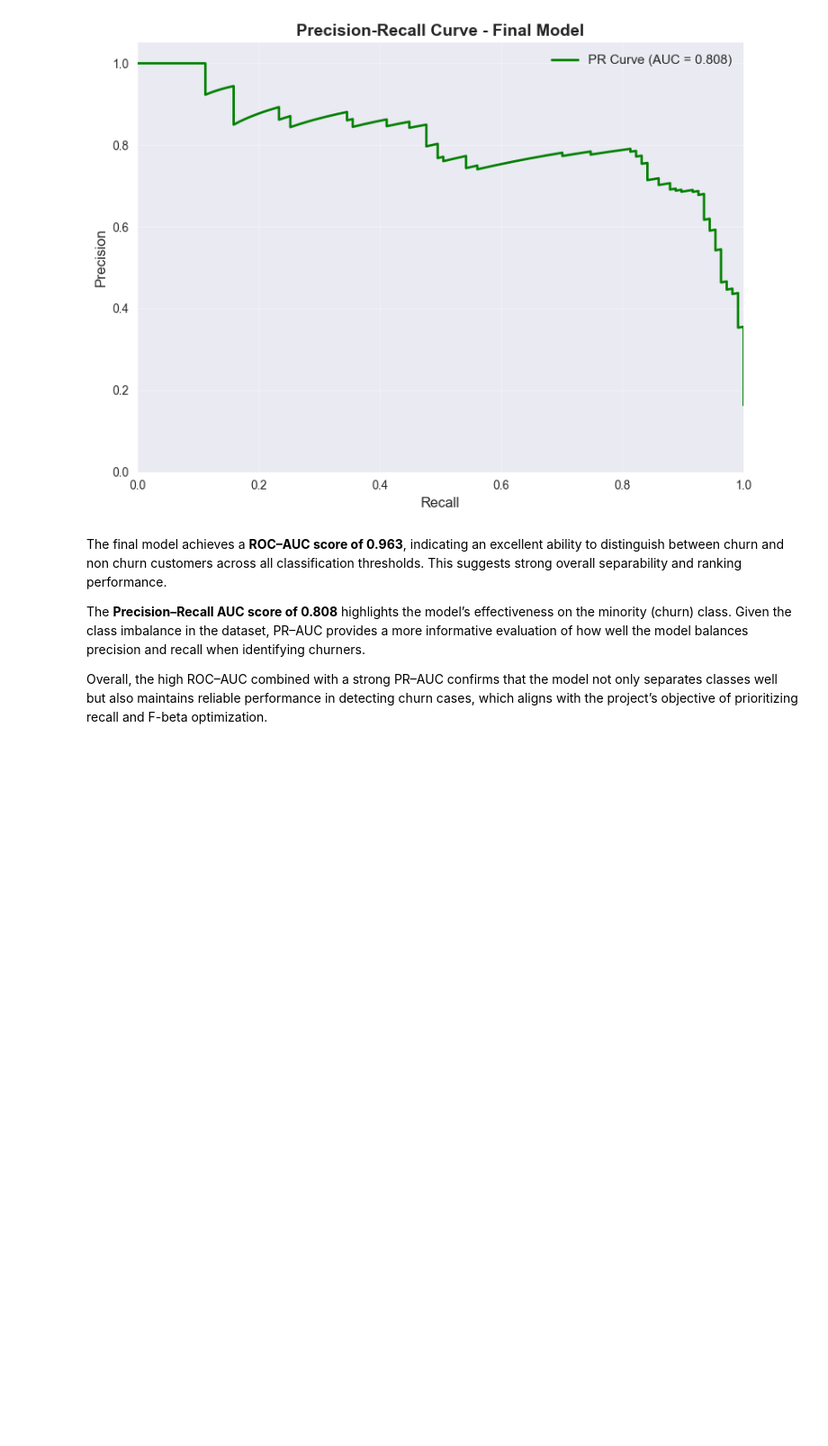
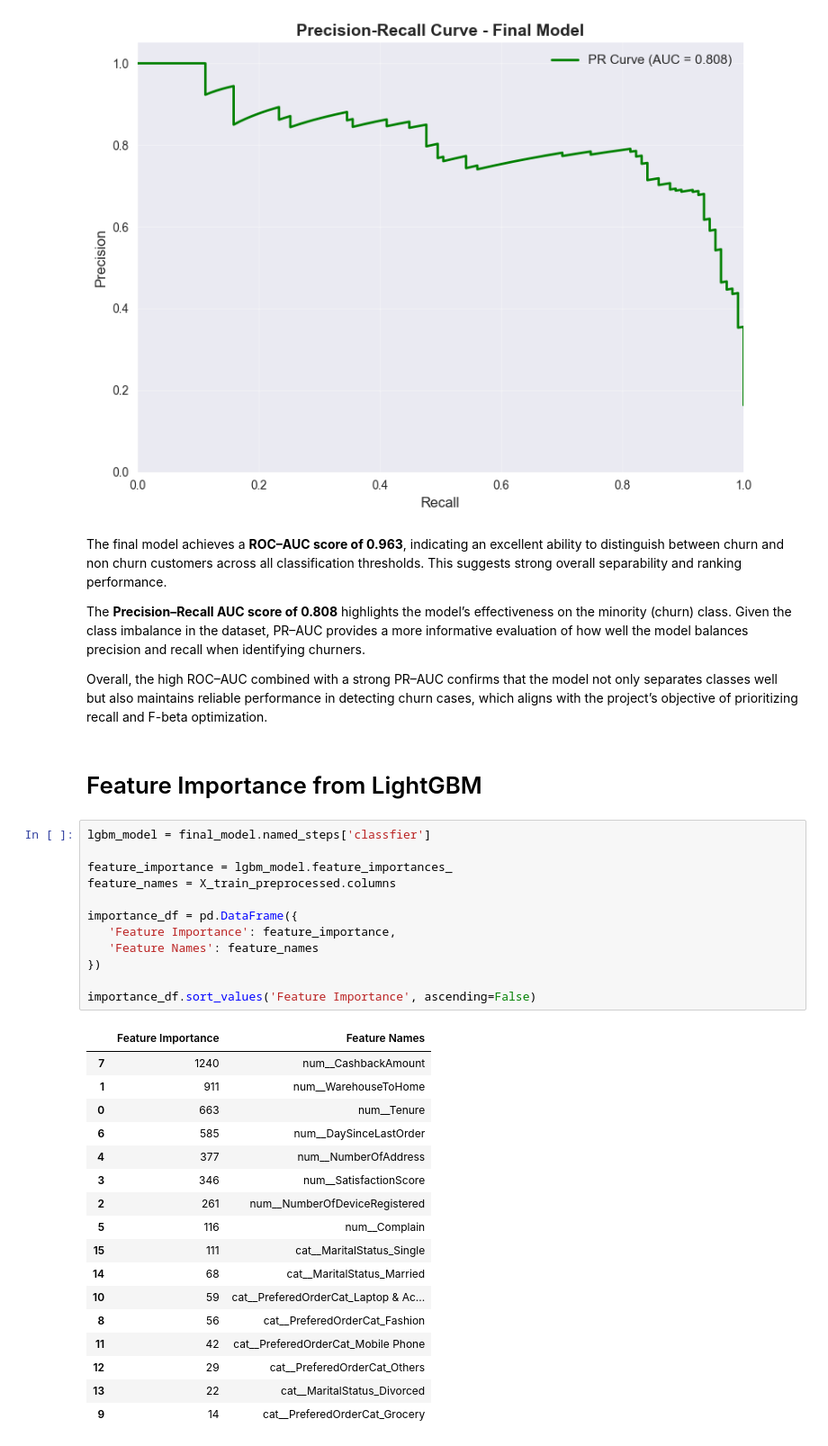
Before and after one commit to nayana-sisil/predictive-customer-churn-ecommerce-retention, a Jupyter notebook: cutomer_churn.ipynb, the cells around one changed output. Shown at 90% size. Cells and saved outputs as stored; diff of their text form; blank space fills up the shorter version.

```diff
--- a/cutomer_churn.ipynb
+++ b/cutomer_churn.ipynb
@@ -1831,3 +1831,35 @@ The final model achieves a **ROC–AUC score of 0.963**, indicating an excellent
 The **Precision–Recall AUC score of 0.808** highlights the model’s effectiveness on the minority (churn) class. Given the class imbalance in the dataset, PR–AUC provides a more informative evaluation of how well the model balances precision and recall when identifying churners.
 
 Overall, the high ROC–AUC combined with a strong PR–AUC confirms that the model not only separates classes well but also maintains reliable performance in detecting churn cases, which aligns with the project’s objective of prioritizing recall and F-beta optimization.
+# %% [markdown]
+# Feature Importance from LightGBM
+# %%
+lgbm_model = final_model.named_steps['classfier']
+
+feature_importance = lgbm_model.feature_importances_
+feature_names = X_train_preprocessed.columns
+
+importance_df = pd.DataFrame({
+   'Feature Importance': feature_importance,
+   'Feature Names': feature_names
+})
+
+importance_df.sort_values('Feature Importance', ascending=False)
+# %% [output]
+|  | Feature Importance | Feature Names |
+| 7 | 1240 | num__CashbackAmount |
+| 1 | 911 | num__WarehouseToHome |
+| 0 | 663 | num__Tenure |
+| 6 | 585 | num__DaySinceLastOrder |
+| 4 | 377 | num__NumberOfAddress |
+| 3 | 346 | num__SatisfactionScore |
+| 2 | 261 | num__NumberOfDeviceRegistered |
+| 5 | 116 | num__Complain |
+| 15 | 111 | cat__MaritalStatus_Single |
+| 14 | 68 | cat__MaritalStatus_Married |
+| 10 | 59 | cat__PreferedOrderCat_Laptop & Ac... |
+| 8 | 56 | cat__PreferedOrderCat_Fashion |
+| 11 | 42 | cat__PreferedOrderCat_Mobile Phone |
+| 12 | 29 | cat__PreferedOrderCat_Others |
+| 13 | 22 | cat__MaritalStatus_Divorced |
+| 9 | 14 | cat__PreferedOrderCat_Grocery |
```
Also changed, not shown: parts of 3 cells of this notebook.
